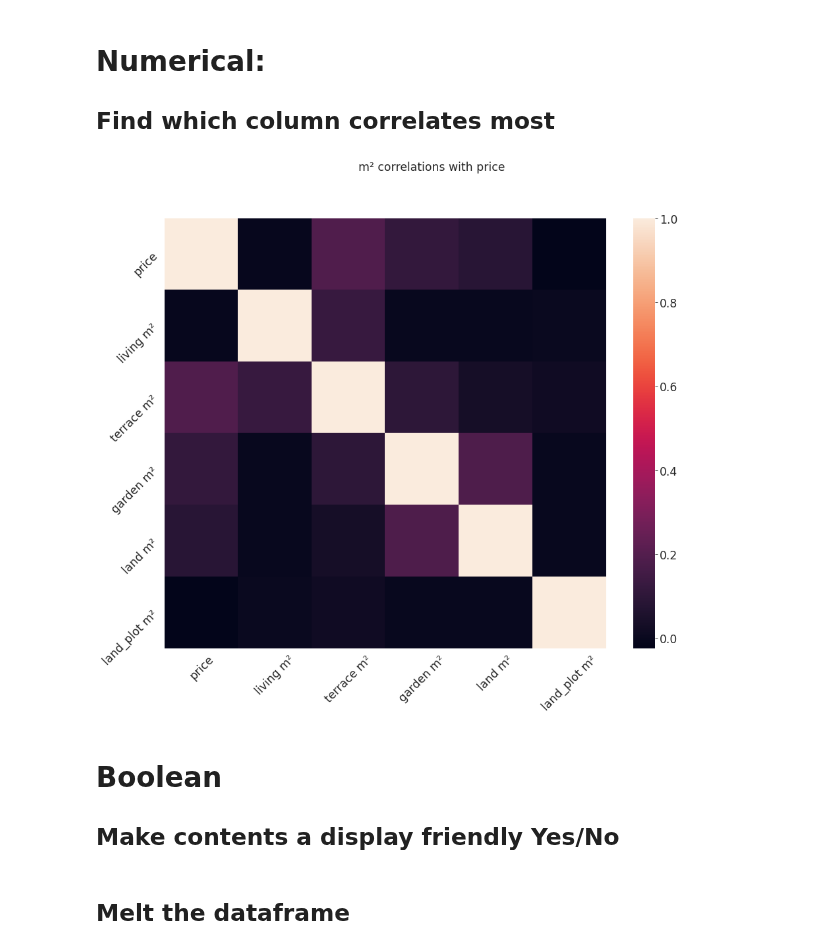
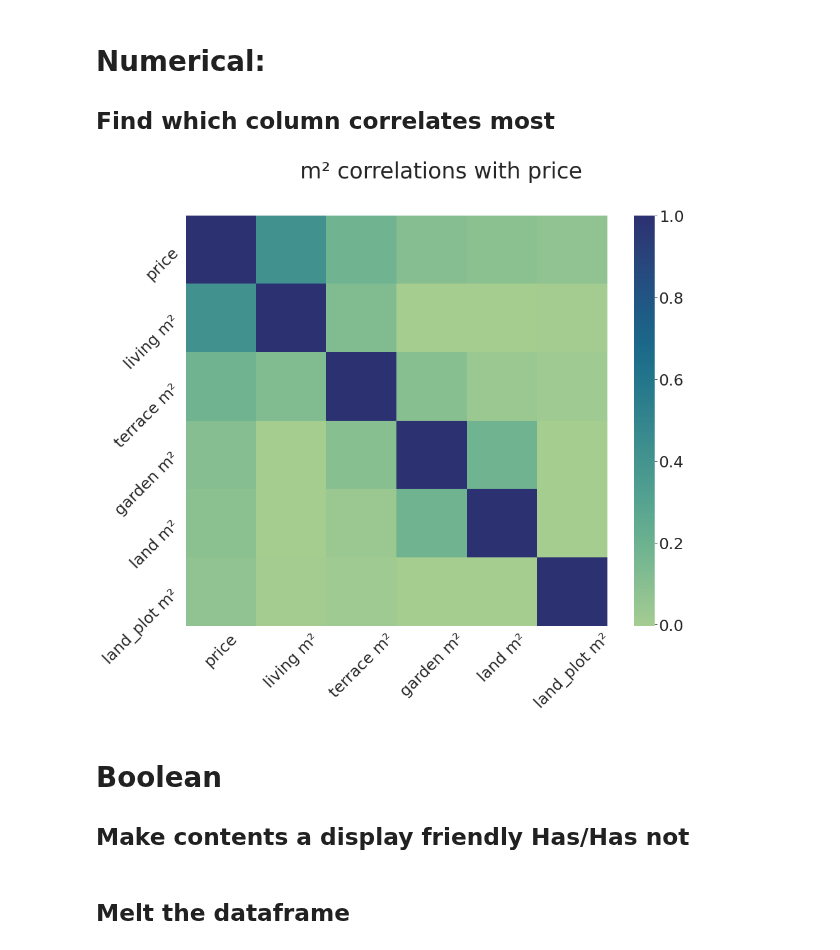
Before and after one commit to phfimmers/Data_visualization, a Jupyter notebook: Correlations/philippe_plot.ipynb, the cells around one changed output. Cells and saved outputs as stored; diff of their text form; code cells hidden in the pictures.

```diff
--- a/Correlations/philippe_plot.ipynb
+++ b/Correlations/philippe_plot.ipynb
@@ -19,3 +21,6 @@ df = pd.read_csv('../csv_files/cleaned_properties (original).csv', index_col = 0
+# %%
+df['price'] = df['price'].replace(1, np.nan).replace(2, np.nan)
+df['price'] = df['price'].apply(lambda x: np.nan if x < 60000 else x)
 # %%
 df.columns
 # %% [output]
@@ -181,24 +272,24 @@ plt.show()
 # %%
 labels = ['price', 'living m²', 'terrace m²', 'garden m²', 'land m²', 'land_plot m²']
 corr = df_numerical.corr()
 
 # Heatmap
-sns.set_style('dark')
 fig, ax = plt.subplots(figsize=(15,12))
-ax = sns.heatmap(corr, xticklabels = labels, yticklabels = labels)
+ax = sns.color_palette("crest", as_cmap=True)
+ax = sns.heatmap(corr, xticklabels = labels, yticklabels = labels, cmap = 'crest')
 #ax.tick_params(axis='both', which='major', labelsize = 'xx-large')
-ax.figure.axes[-2].set_xticklabels(labels, rotation = 45, fontsize = 'xx-large')
-ax.figure.axes[-2].set_yticklabels(labels, rotation = 45, fontsize = 'xx-large')
-ax.figure.axes[-1].set_yticklabels(ax.figure.axes[-1].get_yticklabels(), fontsize = 'xx-large')
+ax.figure.axes[-2].set_xticklabels(labels, rotation = 45, fontsize = 25)
+ax.figure.axes[-2].set_yticklabels(labels, rotation = 45, fontsize = 25)
+ax.figure.axes[-1].set_yticklabels(ax.figure.axes[-1].get_yticklabels(), fontsize = 25)
 
-fig.suptitle('m² correlations with price', fontsize='xx-large')
+fig.suptitle('m² correlations with price', fontsize=35)
 
 plt.savefig("./pictures/area_cor.png", transparent=True)
 # %% [output]
-[figure, old version]
+[figure, new version]
 # %% [markdown]
 # Boolean
-## Make contents a display friendly Yes/No
+## Make contents a display friendly Has/Has not
 # %%
 # change garden values >1 to Yes
 df_boolean['garden'].apply(lambda x: 1 if x > 1 else x)
```
Also changed, not shown: parts of 16 cells of this notebook, 5 other files.
